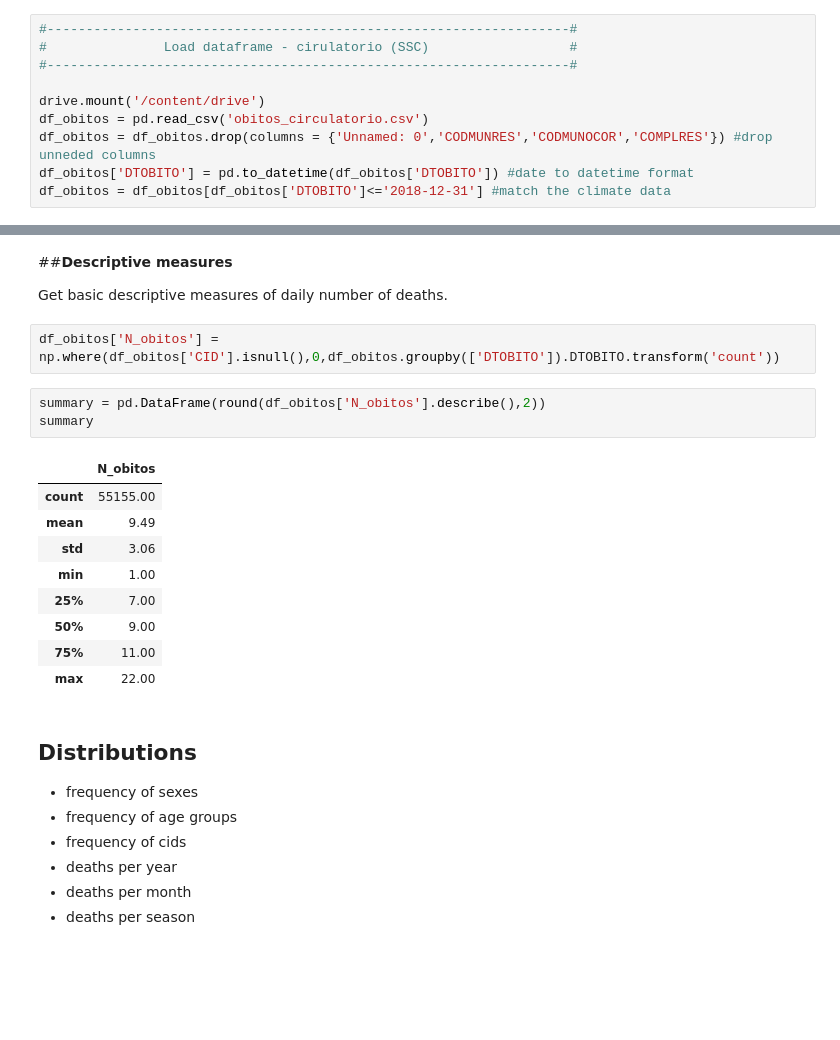
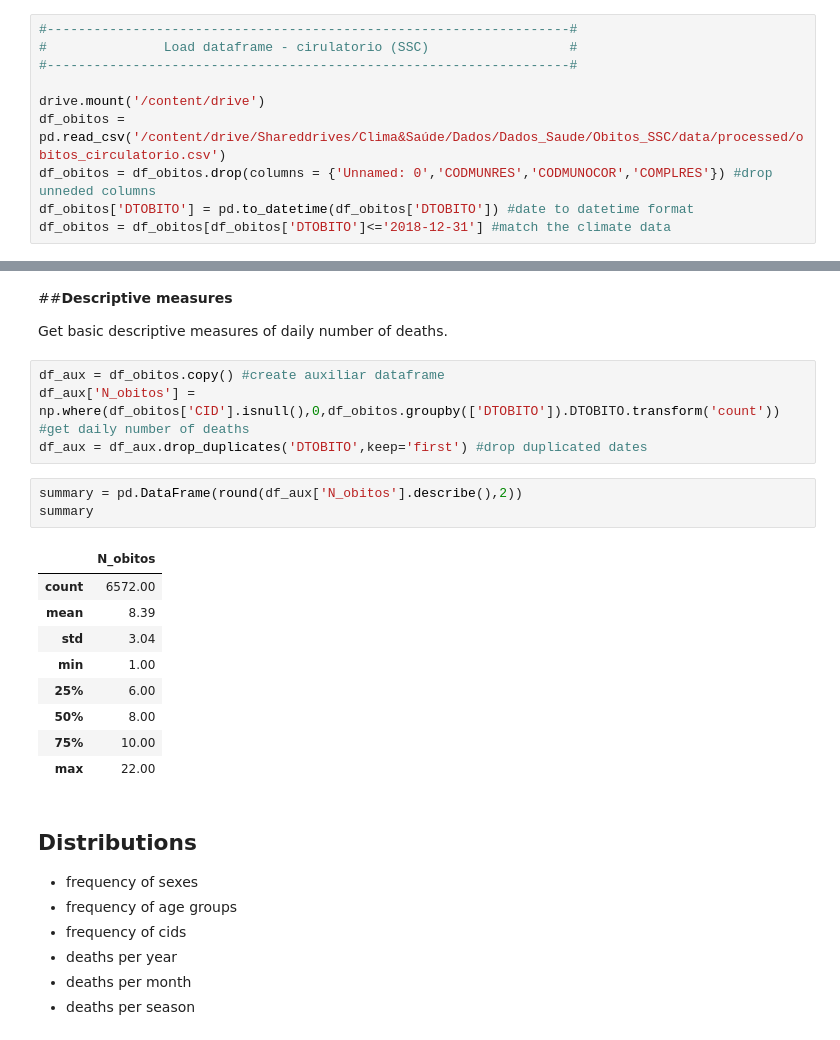
Before and after one commit to climate-and-health-datasci-Unicamp/-data-health-databases, a Jupyter notebook: notebooks/TR_2020_07_Descriptive_of_cardiovascular_deaths.ipynb, the cells around one changed output, grey strips where cells are left out. Saved outputs shown, nothing was run; the diff lists cells and outputs as text; blank space fills up the shorter version.

Commit message:
Data analysis

```diff
--- a/notebooks/TR_2020_07_Descriptive_of_cardiovascular_deaths.ipynb
+++ b/notebooks/TR_2020_07_Descriptive_of_cardiovascular_deaths.ipynb
@@ -43,7 +43,7 @@ from google.colab import files
 #-------------------------------------------------------------------#
 
 drive.mount('/content/drive')
-df_obitos = pd.read_csv('obitos_circulatorio.csv')
+df_obitos = pd.read_csv('/content/drive/Shareddrives/Clima&Saúde/Dados/Dados_Saude/Obitos_SSC/data/processed/obitos_circulatorio.csv')
 df_obitos = df_obitos.drop(columns = {'Unnamed: 0','CODMUNRES','CODMUNOCOR','COMPLRES'}) #drop unneded columns
 df_obitos['DTOBITO'] = pd.to_datetime(df_obitos['DTOBITO']) #date to datetime format
 df_obitos = df_obitos[df_obitos['DTOBITO']<='2018-12-31'] #match the climate data
@@ -54,19 +54,21 @@ Drive already mounted at /content/drive; to attempt to forcibly remount, call dr
 
 Get basic descriptive measures of daily number of deaths.
 # %%
-df_obitos['N_obitos'] = np.where(df_obitos['CID'].isnull(),0,df_obitos.groupby(['DTOBITO']).DTOBITO.transform('count'))
+df_aux = df_obitos.copy() #create auxiliar dataframe
+df_aux['N_obitos'] = np.where(df_obitos['CID'].isnull(),0,df_obitos.groupby(['DTOBITO']).DTOBITO.transform('count')) #get daily number of deaths
+df_aux = df_aux.drop_duplicates('DTOBITO',keep='first') #drop duplicated dates
 # %%
-summary = pd.DataFrame(round(df_obitos['N_obitos'].describe(),2))
+summary = pd.DataFrame(round(df_aux['N_obitos'].describe(),2))
 summary
 # %% [output]
 |  | N_obitos |
-| count | 55155.00 |
-| mean | 9.49 |
-| std | 3.06 |
+| count | 6572.00 |
+| mean | 8.39 |
+| std | 3.04 |
 | min | 1.00 |
-| 25% | 7.00 |
-| 50% | 9.00 |
-| 75% | 11.00 |
+| 25% | 6.00 |
+| 50% | 8.00 |
+| 75% | 10.00 |
 | max | 22.00 |
 # %% [markdown]
 ## **Distributions**
```
Also changed, not shown: parts of 2 cells of this notebook.
